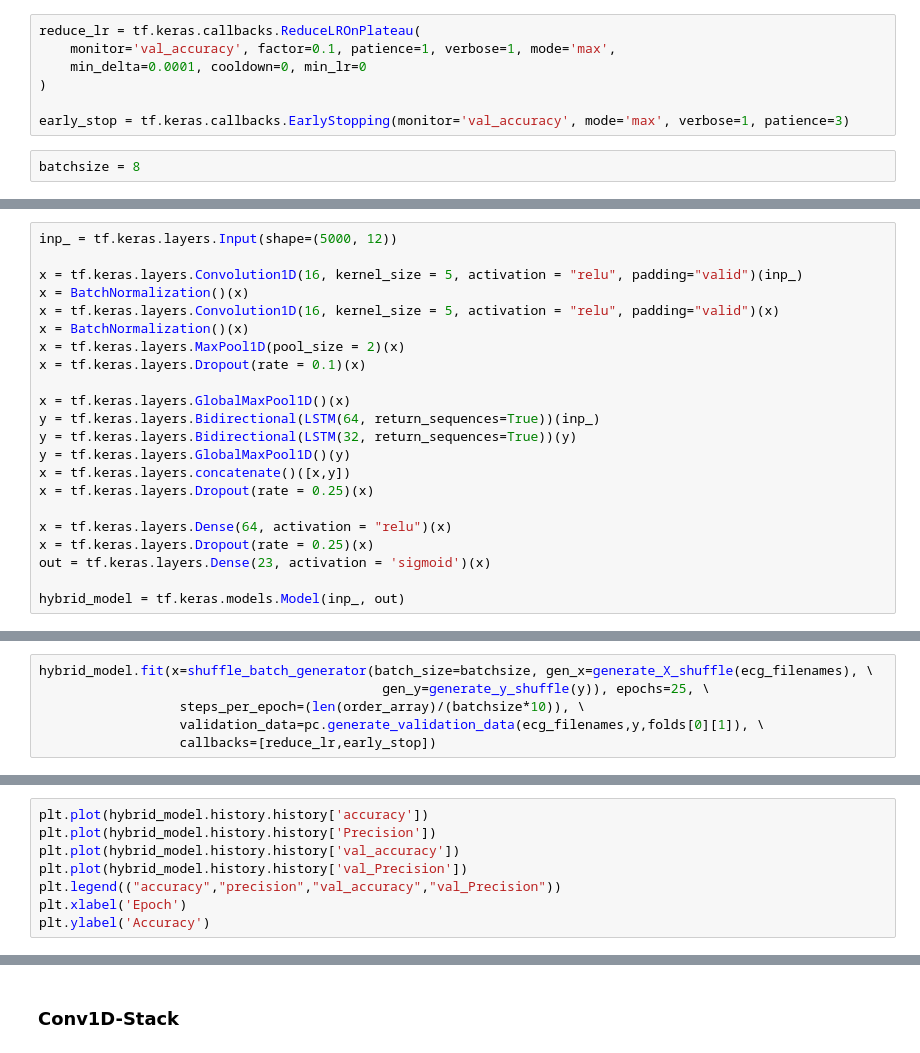
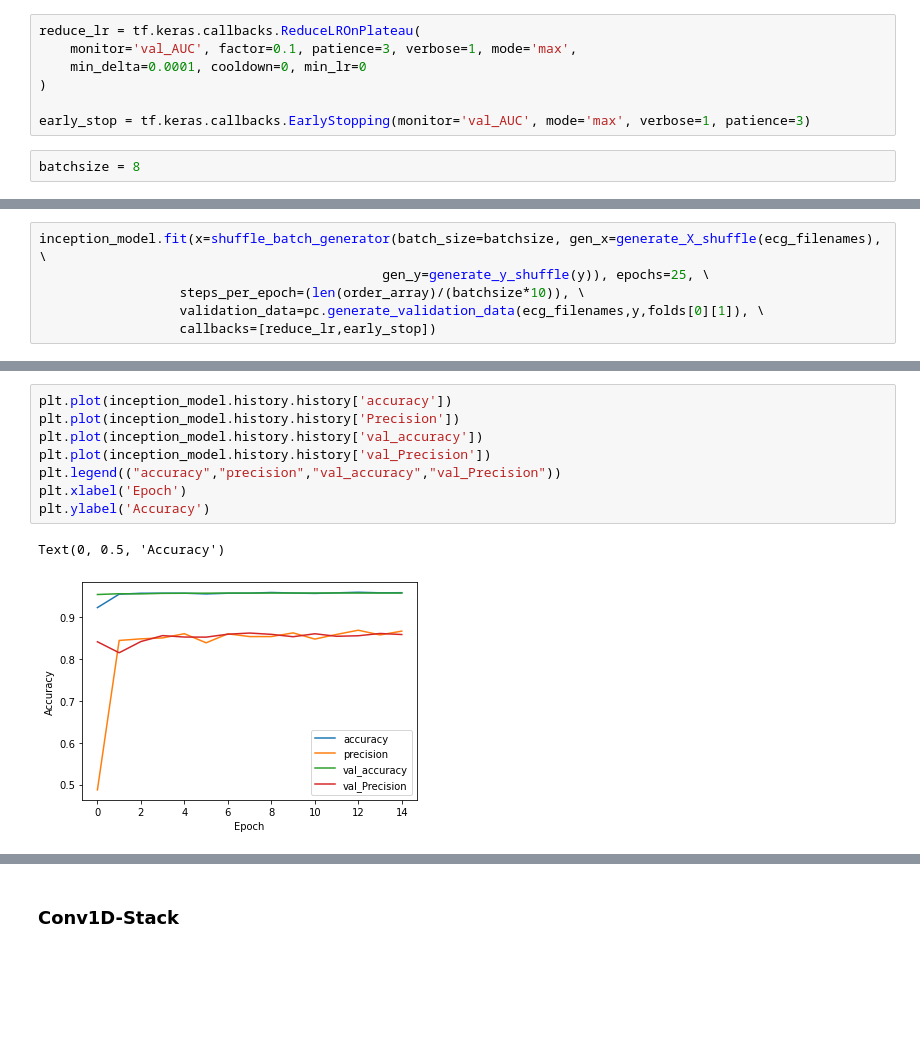
Before and after one commit to lordtt13/capstone-ecg-classification, a Jupyter notebook: classification-results.ipynb, the cells around one changed output, grey strips where cells are left out. Drawn from its saved outputs; the diff is of its cells as text; blank space fills up the shorter version.

```diff
--- a/classification-results.ipynb
+++ b/classification-results.ipynb
@@ -82,11 +95,11 @@ def generate_X_shuffle(X_train):
                     yield X_train_new
 # %%
 reduce_lr = tf.keras.callbacks.ReduceLROnPlateau(
-    monitor='val_accuracy', factor=0.1, patience=1, verbose=1, mode='max',
+    monitor='val_AUC', factor=0.1, patience=3, verbose=1, mode='max',
     min_delta=0.0001, cooldown=0, min_lr=0
 )
 
-early_stop = tf.keras.callbacks.EarlyStopping(monitor='val_accuracy', mode='max', verbose=1, patience=3)
+early_stop = tf.keras.callbacks.EarlyStopping(monitor='val_AUC', mode='max', verbose=1, patience=3)
 # %%
 batchsize = 8
 # %% [markdown]
@@ -94,22 +106,0 @@ batchsize = 8
-# %%
-inp_ = tf.keras.layers.Input(shape=(5000, 12))
-
-x = tf.keras.layers.Convolution1D(16, kernel_size = 5, activation = "relu", padding="valid")(inp_)
-x = BatchNormalization()(x)
-x = tf.keras.layers.Convolution1D(16, kernel_size = 5, activation = "relu", padding="valid")(x)
-x = BatchNormalization()(x)
-x = tf.keras.layers.MaxPool1D(pool_size = 2)(x)
-x = tf.keras.layers.Dropout(rate = 0.1)(x)
-
-x = tf.keras.layers.GlobalMaxPool1D()(x)
-y = tf.keras.layers.Bidirectional(LSTM(64, return_sequences=True))(inp_)
-y = tf.keras.layers.Bidirectional(LSTM(32, return_sequences=True))(y)
-y = tf.keras.layers.GlobalMaxPool1D()(y)
-x = tf.keras.layers.concatenate()([x,y])
-x = tf.keras.layers.Dropout(rate = 0.25)(x)
-
-x = tf.keras.layers.Dense(64, activation = "relu")(x)
-x = tf.keras.layers.Dropout(rate = 0.25)(x)
-out = tf.keras.layers.Dense(23, activation = 'sigmoid')(x)
-
-hybrid_model = tf.keras.models.Model(inp_, out)
@@ -136,5 +200,5 @@ plot_model(hybrid_model, show_shapes=True)
 # %%
-hybrid_model.fit(x=shuffle_batch_generator(batch_size=batchsize, gen_x=generate_X_shuffle(ecg_filenames), \
+inception_model.fit(x=shuffle_batch_generator(batch_size=batchsize, gen_x=generate_X_shuffle(ecg_filenames), \
                                             gen_y=generate_y_shuffle(y)), epochs=25, \
                   steps_per_epoch=(len(order_array)/(batchsize*10)), \
                   validation_data=pc.generate_validation_data(ecg_filenames,y,folds[0][1]), \
@@ -142,9 +225,12 @@ hybrid_model.fit(x=shuffle_batch_generator(batch_size=batchsize, gen_x=generate_
 # %%
-plt.plot(hybrid_model.history.history['accuracy'])
-plt.plot(hybrid_model.history.history['Precision'])
-plt.plot(hybrid_model.history.history['val_accuracy'])
-plt.plot(hybrid_model.history.history['val_Precision'])
+plt.plot(inception_model.history.history['accuracy'])
+plt.plot(inception_model.history.history['Precision'])
+plt.plot(inception_model.history.history['val_accuracy'])
+plt.plot(inception_model.history.history['val_Precision'])
 plt.legend(("accuracy","precision","val_accuracy","val_Precision"))
 plt.xlabel('Epoch')
 plt.ylabel('Accuracy')
+# %% [output]
+Text(0, 0.5, 'Accuracy')
+[figure, added]
 # %%
```
Also changed, not shown: parts of 25 cells of this notebook.
